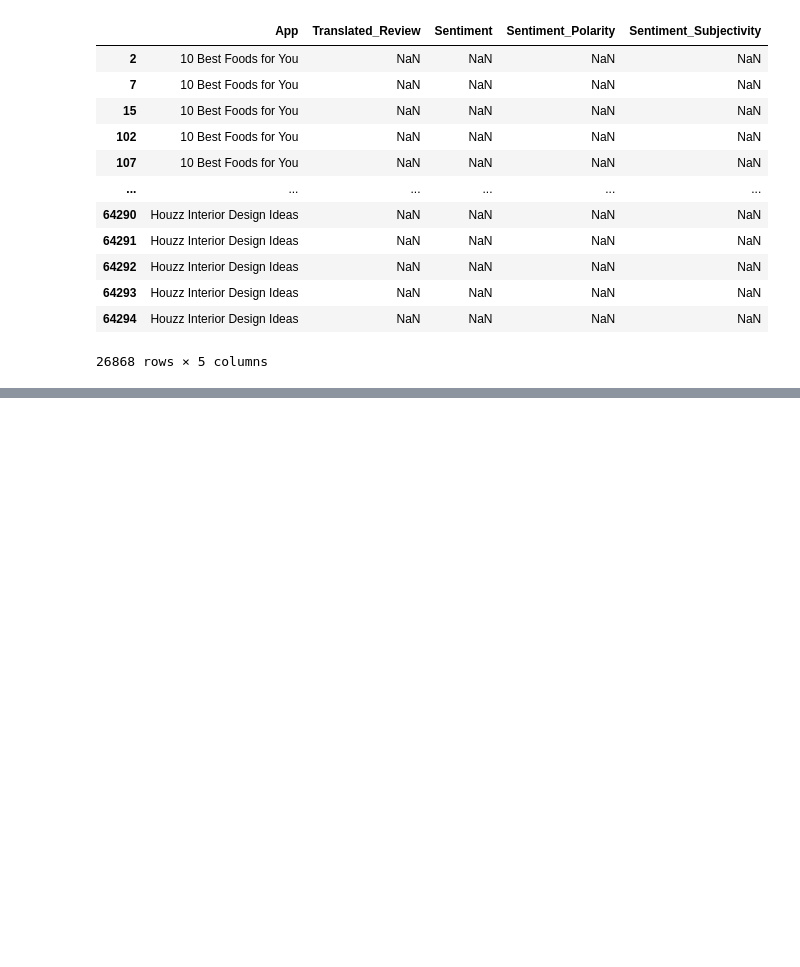
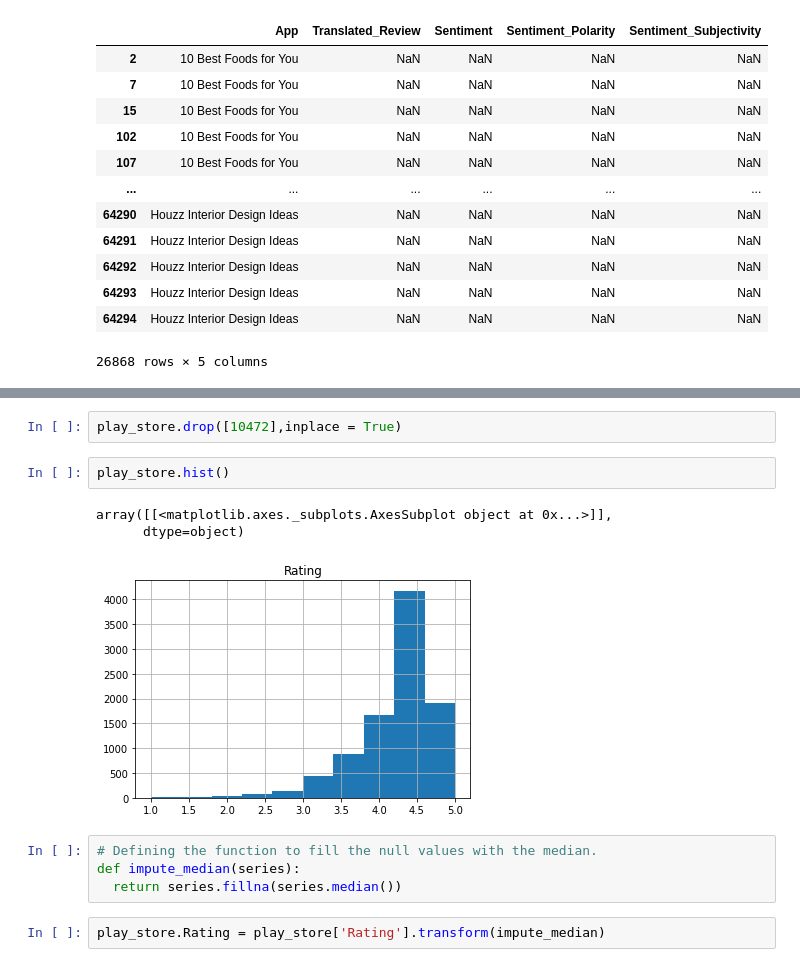
Before and after one commit to tanmaybohra/Play-Store-App-Review-Analysis, a Jupyter notebook: Playing_with_Play_Store_App_Review_Analysis_Capstone_Project.ipynb, the cells around one changed output, grey strips where cells are left out. Saved outputs shown, nothing was run; the diff lists cells and outputs as text; blank space fills up the shorter version.

```diff
--- a/Playing_with_Play_Store_App_Review_Analysis_Capstone_Project.ipynb
+++ b/Playing_with_Play_Store_App_Review_Analysis_Capstone_Project.ipynb
@@ -465,0 +472,14 @@ user_reviews[user_reviews['Translated_Review'].isna()]
+# %%
+play_store.drop([10472],inplace = True)
+# %%
+play_store.hist()
+# %% [output]
+array([[<matplotlib.axes._subplots.AxesSubplot object at 0x...>]],
+      dtype=object)
+[figure, added]
+# %%
+# Defining the function to fill the null values with the median.
+def impute_median(series):
+  return series.fillna(series.median())
+# %%
+play_store.Rating = play_store['Rating'].transform(impute_median)
```
Also changed, not shown: parts of 38 cells of this notebook.
